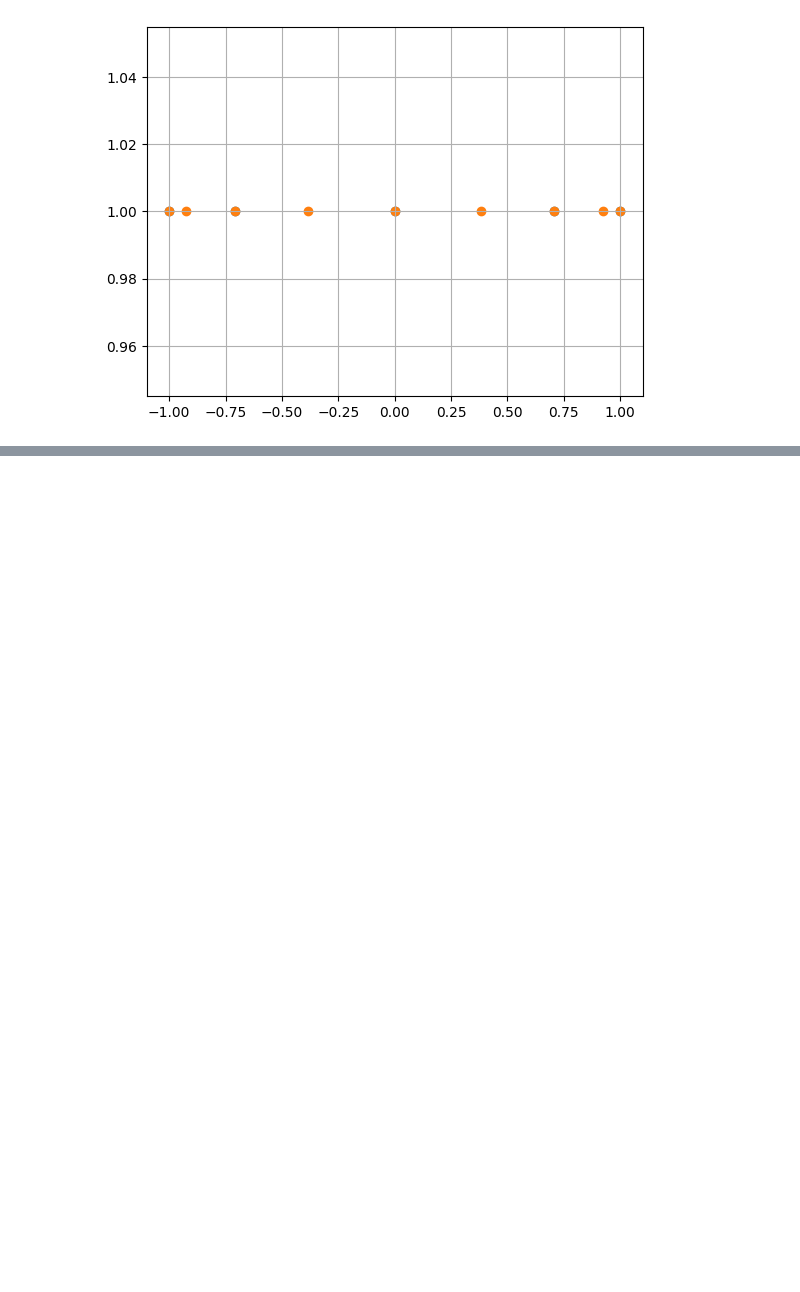
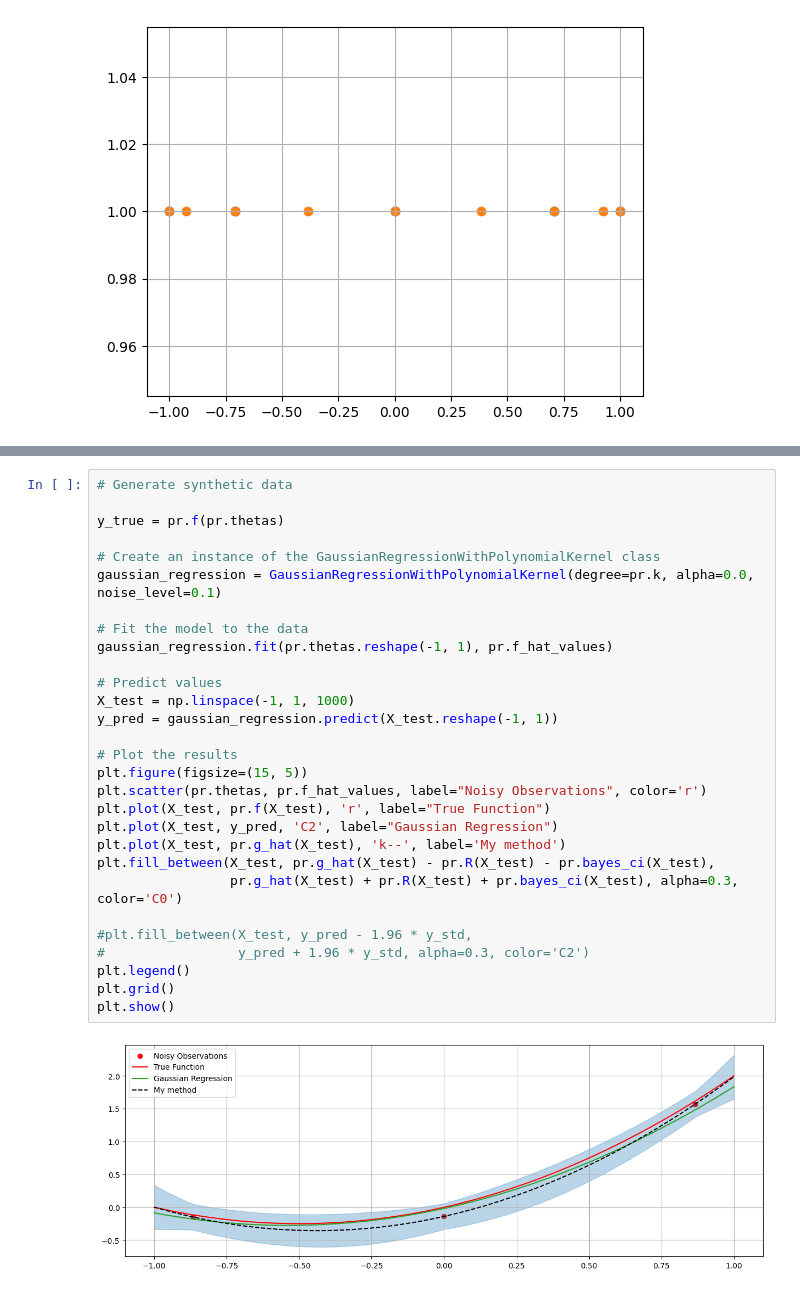
Before and after one commit to ivankirev13/Performative-Regression, a Jupyter notebook: performative_regression.ipynb, the cells around one changed output, grey strips where cells are left out. Cells and saved outputs as stored; diff of their text form; blank space fills up the shorter version.

```diff
--- a/performative_regression.ipynb
+++ b/performative_regression.ipynb
@@ -350 +362,32 @@ plt.show()
+# %%
+# Generate synthetic data
+
+y_true = pr.f(pr.thetas)
+
+# Create an instance of the GaussianRegressionWithPolynomialKernel class
+gaussian_regression = GaussianRegressionWithPolynomialKernel(degree=pr.k, alpha=0.0, noise_level=0.1)
+
+# Fit the model to the data
+gaussian_regression.fit(pr.thetas.reshape(-1, 1), pr.f_hat_values)
+
+# Predict values
+X_test = np.linspace(-1, 1, 1000)
+y_pred = gaussian_regression.predict(X_test.reshape(-1, 1))
+
+# Plot the results
+plt.figure(figsize=(15, 5))
+plt.scatter(pr.thetas, pr.f_hat_values, label="Noisy Observations", color='r')
+plt.plot(X_test, pr.f(X_test), 'r', label="True Function")
+plt.plot(X_test, y_pred, 'C2', label="Gaussian Regression")
+plt.plot(X_test, pr.g_hat(X_test), 'k--', label='My method')
+plt.fill_between(X_test, pr.g_hat(X_test) - pr.R(X_test) - pr.bayes_ci(X_test),
+                 pr.g_hat(X_test) + pr.R(X_test) + pr.bayes_ci(X_test), alpha=0.3, color='C0')
+
+#plt.fill_between(X_test, y_pred - 1.96 * y_std,
+#                 y_pred + 1.96 * y_std, alpha=0.3, color='C2')
+plt.legend()
+plt.grid()
+plt.show()
+# %% [output]
+[figure, added]
 # %%
```
Also changed, not shown: parts of 13 cells of this notebook.
